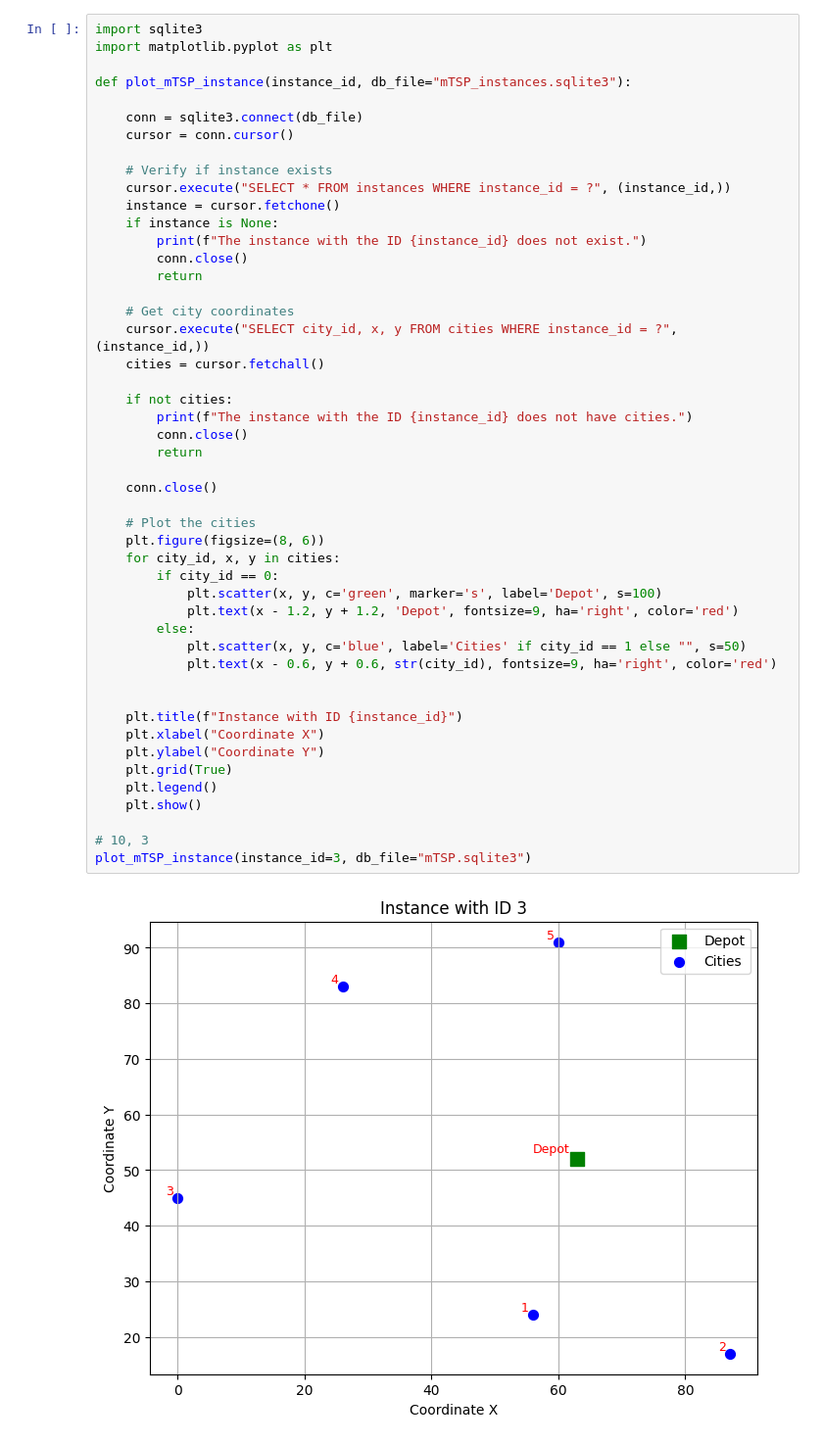
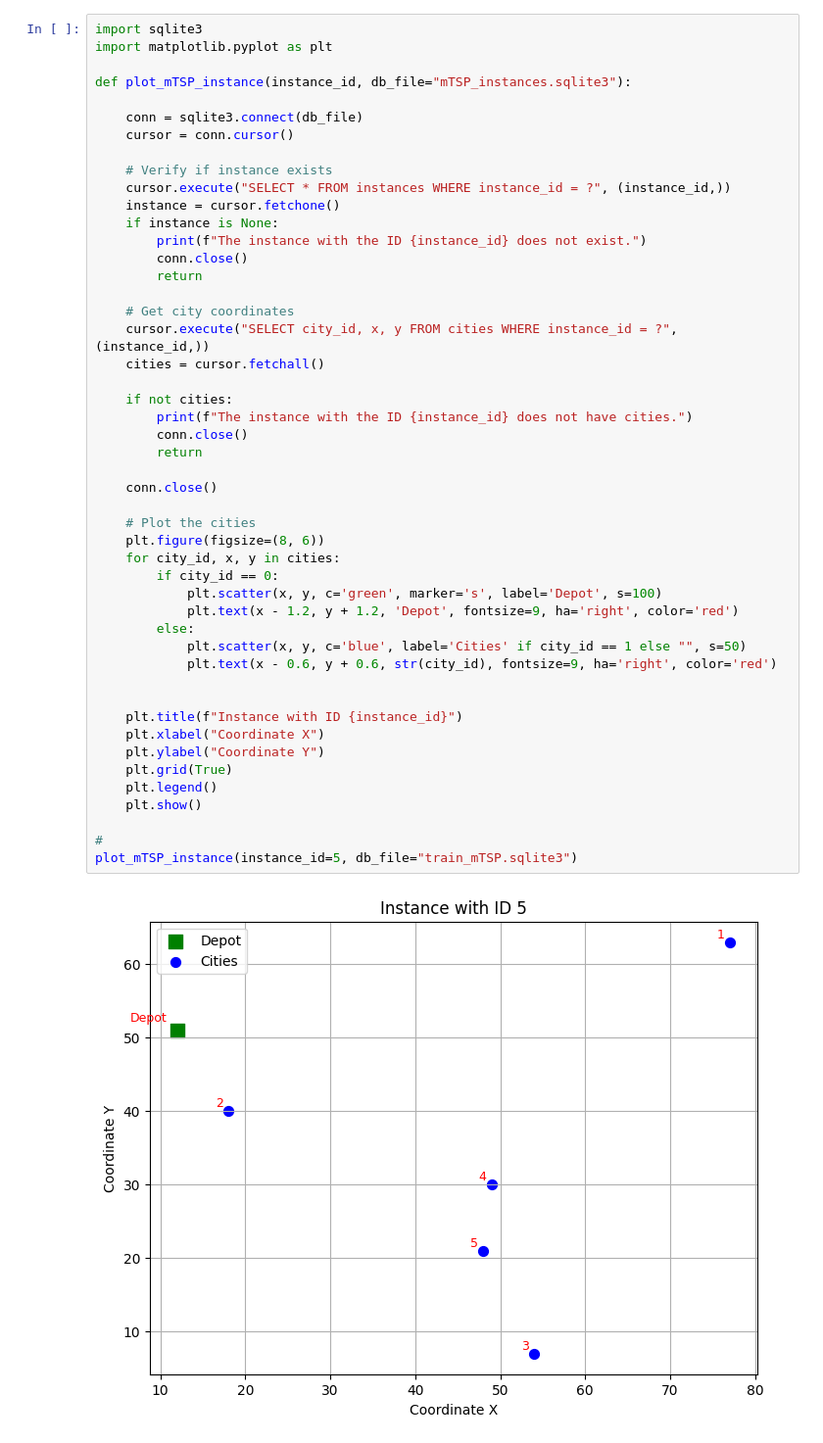
Before and after one commit to ignatrovino12/Automated-Algorithm-Selection, a Jupyter notebook: generate_instances.ipynb, the cells around one changed output. Shown at 98% size. Drawn from its saved outputs; the diff is of its cells as text.

```diff
--- a/generate_instances.ipynb
+++ b/generate_instances.ipynb
@@ -75,33 +232,33 @@ def plot_mTSP_instance(instance_id, db_file="mTSP_instances.sqlite3"):
     # Get city coordinates
     cursor.execute("SELECT city_id, x, y FROM cities WHERE instance_id = ?", (instance_id,))
     cities = cursor.fetchall()
 
     if not cities:
         print(f"The instance with the ID {instance_id} does not have cities.")
         conn.close()
         return
 
     conn.close()
 
     # Plot the cities
     plt.figure(figsize=(8, 6))
     for city_id, x, y in cities:
         if city_id == 0:
             plt.scatter(x, y, c='green', marker='s', label='Depot', s=100)
             plt.text(x - 1.2, y + 1.2, 'Depot', fontsize=9, ha='right', color='red')
         else:
             plt.scatter(x, y, c='blue', label='Cities' if city_id == 1 else "", s=50)
             plt.text(x - 0.6, y + 0.6, str(city_id), fontsize=9, ha='right', color='red')
 
 
     plt.title(f"Instance with ID {instance_id}")
     plt.xlabel("Coordinate X")
     plt.ylabel("Coordinate Y")
     plt.grid(True)
     plt.legend()
     plt.show()
 
-# 10, 3
-plot_mTSP_instance(instance_id=3, db_file="mTSP.sqlite3")
+#
+plot_mTSP_instance(instance_id=5, db_file="train_mTSP.sqlite3")
 # %% [output]
-[figure, old version]
+[figure, new version]
```
Also changed, not shown: parts of 3 cells of this notebook, 4 other files.
